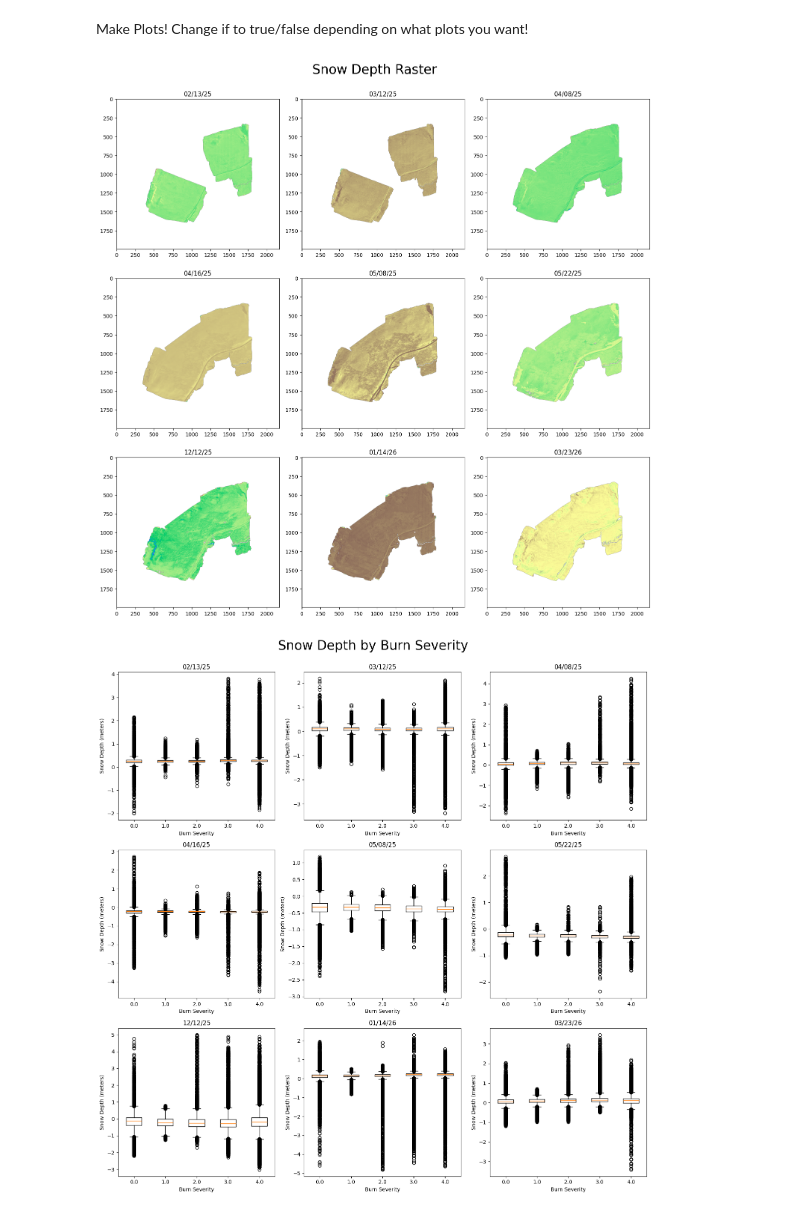
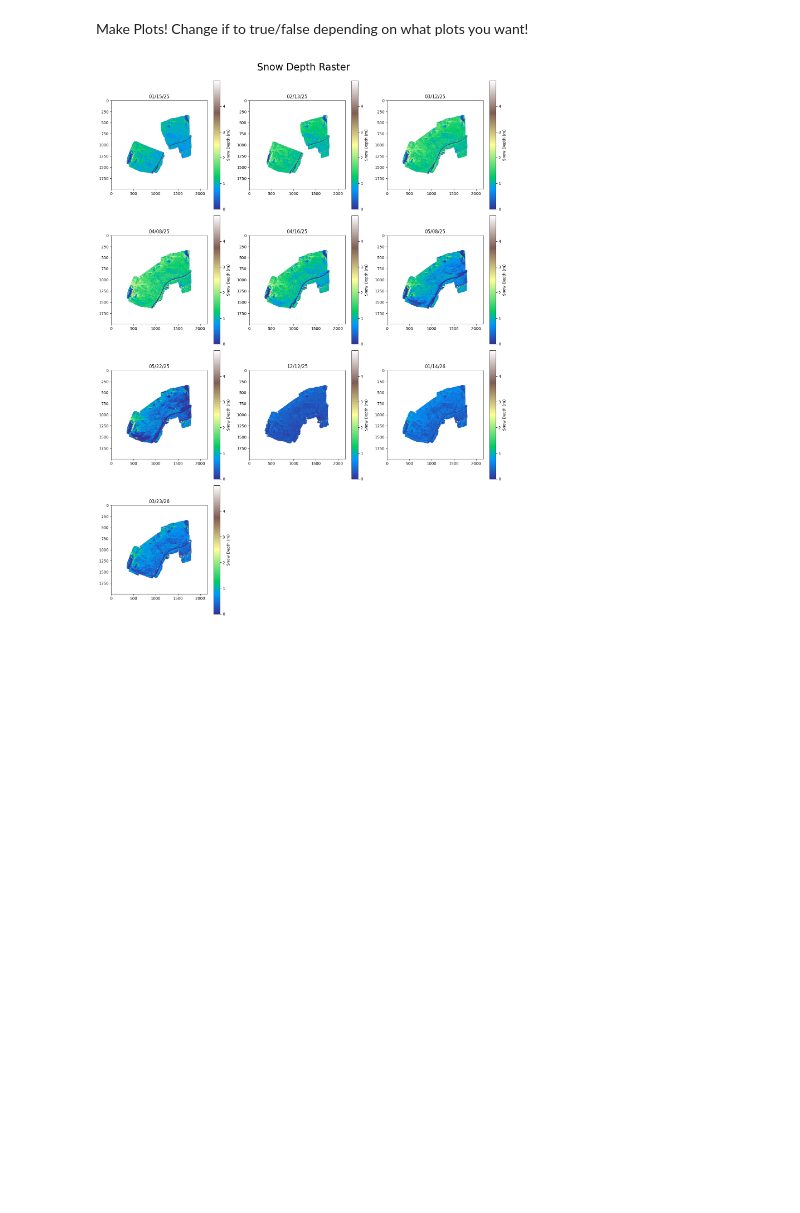
Before and after one commit to ZaneSoCool/Snowfall2026Internship, a Jupyter notebook: SnowDepthCharting.ipynb, the cells around one changed output. Drawn from its saved outputs; the diff is of its cells as text; code cells hidden in the pictures; blank space fills up the shorter version.

Commit message:
color bars for rasters

```diff
--- a/SnowDepthCharting.ipynb
+++ b/SnowDepthCharting.ipynb
@@ -128,7 +128,7 @@ def makeBigPlot(title, plotFunc, xLabel = None, yLabel = None):
 Make Plots! Change if to true/false depending on what plots you want!
 # %%
 #Replace dems with snow change dems
-if(True):
+if(False):
     changeDems = []
     for i in range(1, len(dems)):
         changeDem = dems[i].duplicate_with_new_data(dems[i].z - dems[i-1].z)
@@ -139,13 +139,17 @@ if(True):
 
 #Display snow depth rasters in big plot
 if(True):
+    minVal = min(np.nanmin(dem.z) for dem in dems)
+    maxVal = max(np.nanmax(dem.z) for dem in dems)
+
     def plotSnowRasters(ax, dem):
-        ax.imshow(dem.z, cmap='terrain')
+        image = ax.imshow(dem.z, cmap='terrain', vmin=minVal, vmax=maxVal)
+        ax.figure.colorbar(image, ax=ax, label='Snow Depth (m)')
 
     makeBigPlot("Snow Depth Raster", plotSnowRasters)
 
 #Box plots of snow depth by day.
-if(True):
+if(False):
     def plotBurnSeverity(ax, dem):
         #get depths (resample & filter depths)
         depths = dem.z.ravel()
@@ -170,7 +174,7 @@ if(True):
     makeBigPlot("Snow Depth by Burn Severity", plotBurnSeverity)
 
 #Boxplot of northness.
-if(True):
+if(False):
     def plotNorthness(ax, dem):
         #get depths (resample & filter depths)
         depths = dem.z.ravel()
@@ -198,7 +202,7 @@ if(True):
     makeBigPlot("Snow Depth by Northness", plotNorthness)
 
 #Box plot of northness by snow depth by burn severity and date
-if(True):
+if(False):
     #get bsData and northnessData since they are the same for each subplot
     bsData = bsDem.z.ravel()
     northnessData = northnessDem.z.ravel()
@@ -224,32 +228,31 @@ if(True):
             catMask = bsData2 == cat
             northnessData3 = northnessData2[catMask]
             depths3 = depths2[catMask]
 
             #group depths by northness
             nCategories = np.arange(-0.8, 1.2, 0.2) #-0.8 to 1 in steps of 0.2
             groupedDepths = []
             for northCat in nCategories: #meow
                 northMask = (northnessData3 >= (northCat - 0.2)) & (northnessData3 < northCat)
                 groupedDepths.append(depths3[northMask]) #group depths on their range ex: -1, -0.8
 
             #create plot
             labels = [f"{cat-0.2:.1f},{cat:.1f}" for cat in nCategories] #custom category labels
             axes[i, j].tick_params(axis='x', rotation=45) #rotate labels
             axes[i, j].boxplot(groupedDepths, positions=nCategories, tick_labels = labels)
             axes[i, j].set_xlabel("Northness")
 
             if i == 0:
                 #column header (date)
                 axes[0, j].set_title(getDemDate(dem))
 
             if j == 0:
                 #row headers (burn severity)
                 axes[i, 0].set_ylabel(f"Burn Severity {int(cat)}")
             else:
                 axes[i, j].set_ylabel(f"Snow Depth (meters)")
 
     plt.tight_layout()
     plt.show()
 # %% [output]
-[figure, old version]
+[figure, new version]
-[figure, removed]
```
Also changed, not shown: parts of 1 cell of this notebook.
